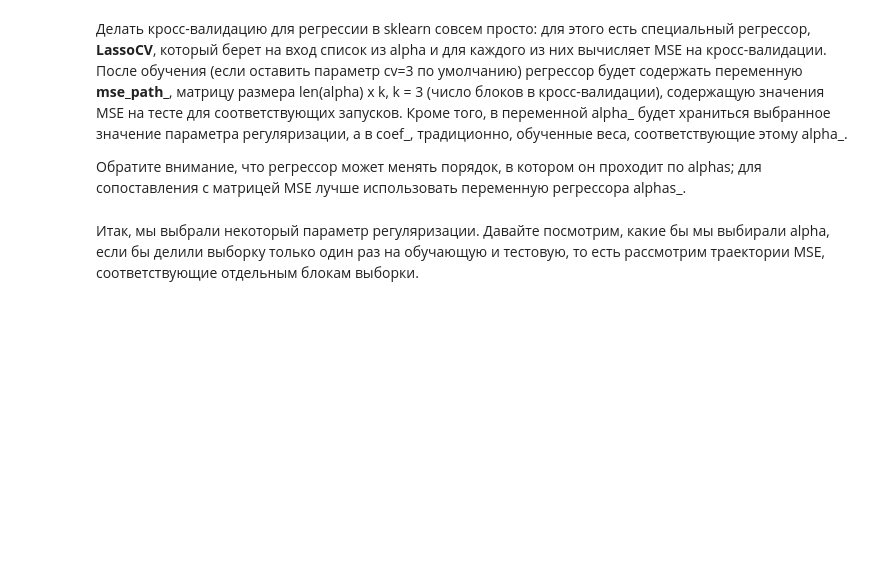
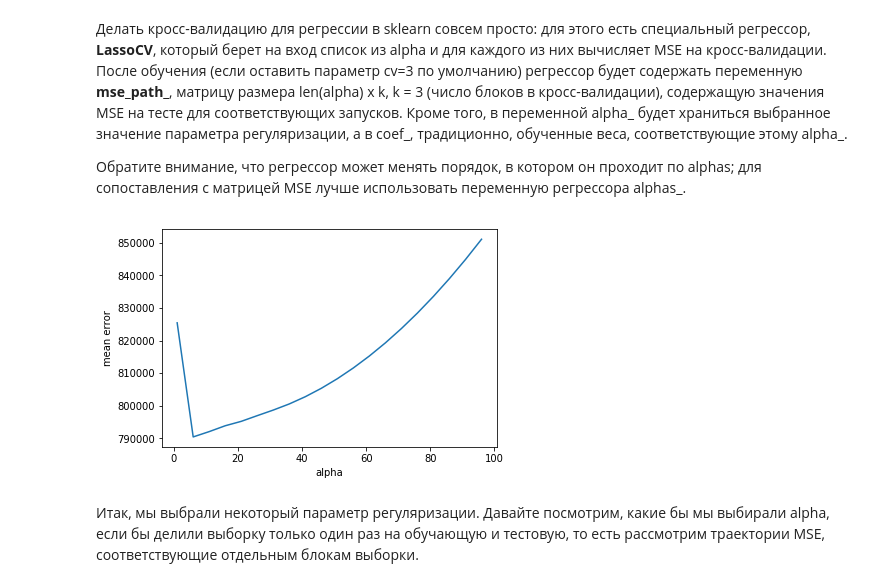
Before and after one commit to Nick1994209/ml_projects, a Jupyter notebook: coursera/2-supervised-learning/2-metrics/OverfittingTask.ipynb, the cells around one changed output. Saved outputs shown, nothing was run; the diff lists cells and outputs as text; code cells hidden in the pictures; blank space fills up the shorter version.

```diff
--- a/coursera/2-supervised-learning/2-metrics/OverfittingTask.ipynb
+++ b/coursera/2-supervised-learning/2-metrics/OverfittingTask.ipynb
@@ -142,7 +142,8 @@ from sklearn.preprocessing import scale
 from sklearn.utils import shuffle
 # %%
 df_shuffled = shuffle(df, random_state=123)
-X = scale(df_shuffled[df_shuffled.columns[:-1]])
+x_columns = df_shuffled.columns[:-1]
+X = scale(df_shuffled[x_columns])
 y = df_shuffled["cnt"]
 # %% [markdown]
 Давайте обучим линейную регрессию на наших данных и посмотрим на веса признаков.
@@ -154,3 +166,6 @@ from sklearn.linear_model import LinearRegression
 # (веса хранятся в переменной coef_ класса регрессора).
 # Можно выводить пары (название признака, вес), воспользовавшись функцией zip, встроенной в язык python
 # Названия признаков хранятся в переменной df.columns
+regression_model = LinearRegression()
+regression_model.fit(X, y)
+print_importance_features(regression_model, x_columns)
@@ -173,3 +201,6 @@ from sklearn.linear_model import Lasso, Ridge
 # %%
 # Код 2.2 (0.5 балла)
 # Обучите линейную модель с L1-регуляризацией и выведите веса
+lasso_model = Lasso()
+lasso_model.fit(X, y)
+print_importance_features(lasso_model, x_columns)
@@ -176,3 +220,7 @@ from sklearn.linear_model import Lasso, Ridge
 # %%
 # Код 2.3 (0.5 балла)
 # Обучите линейную модель с L2-регуляризацией и выведите веса
+
+ridge_model = Ridge()
+ridge_model.fit(X, y)
+print_importance_features(ridge_model, x_columns)
@@ -237,9 +331,16 @@ from sklearn.linear_model import LassoCV
 # %%
 # Код 3.2 (1 балл)
 # Обучите регрессор LassoCV на всех параметрах регуляризации из alpha
 # Постройте график _усредненного_ по строкам MSE в зависимости от alpha.
 # Выведите выбранное alpha, а также пары "признак-коэффициент" для обученного вектора коэффициентов
 alphas = np.arange(1, 100, 5)
+lasso_cv_model = LassoCV(alphas=alphas, cv=3, n_jobs=-1).fit(X, y)
+
+plt.plot(lasso_cv_model.alphas_, np.mean(lasso_cv_model.mse_path_, axis=1))
+plt.xlabel('alpha')
+plt.ylabel('mean error');
+# %% [output]
+[figure, added]
 # %% [markdown]
 Итак, мы выбрали некоторый параметр регуляризации. Давайте посмотрим, какие бы мы выбирали alpha, если бы делили выборку только один раз на обучающую и тестовую, то есть рассмотрим траектории MSE, соответствующие отдельным блокам выборки.
 # %%
```
Also changed, not shown: parts of 13 cells of this notebook.
